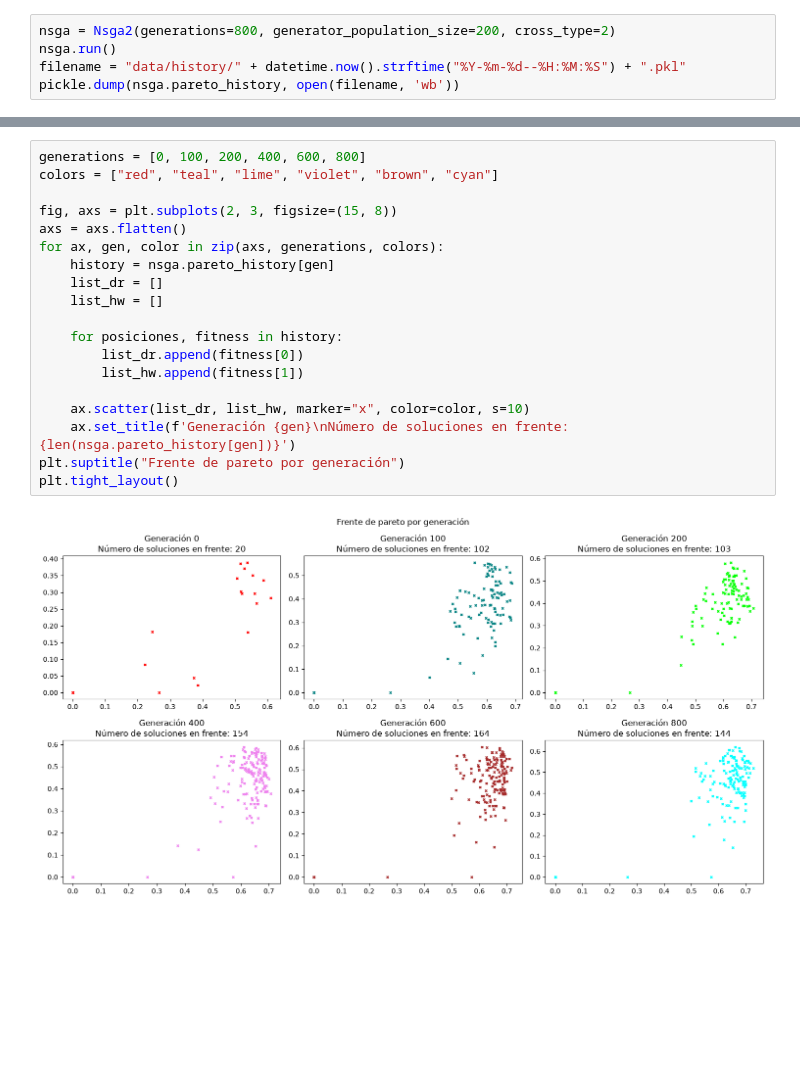
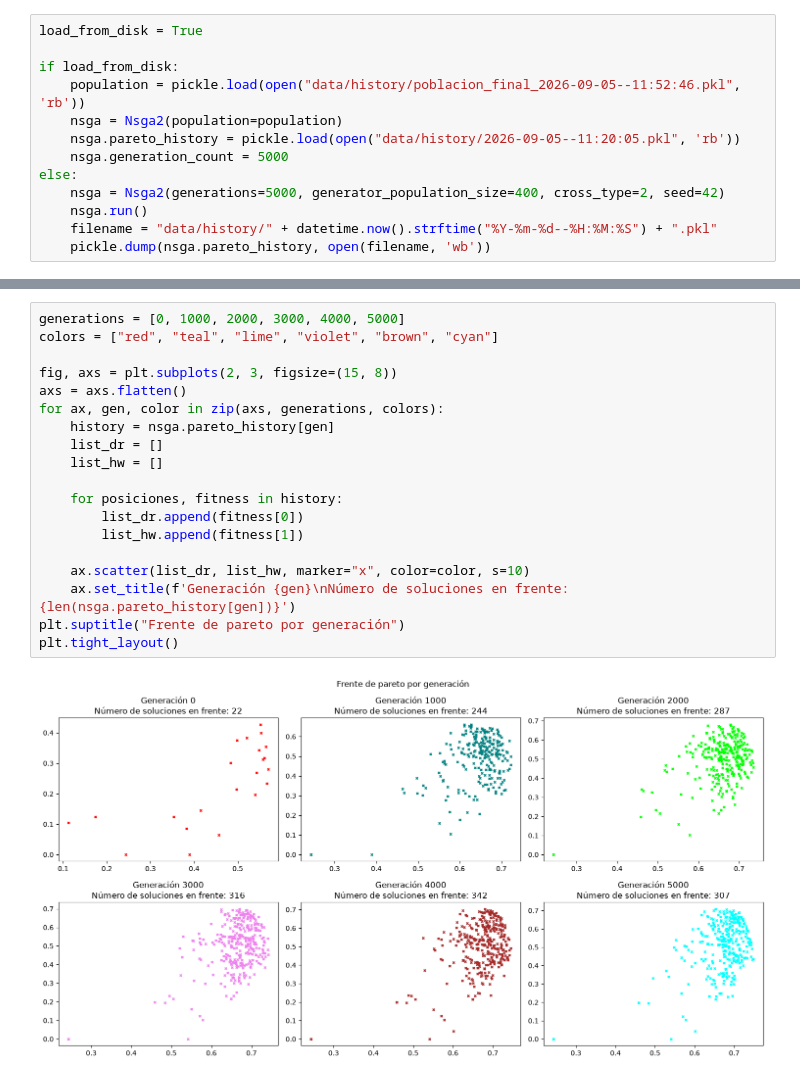
Before and after one commit to Nielicht/nsgaii-climpick, a Jupyter notebook: main.ipynb, the cells around one changed output, grey strips where cells are left out. Drawn from its saved outputs; the diff is of its cells as text; blank space fills up the shorter version.

```diff
--- a/main.ipynb
+++ b/main.ipynb
@@ -7,8 +11,16 @@ import numpy as np
 # %%
-nsga = Nsga2(generations=800, generator_population_size=200, cross_type=2)
-nsga.run()
-filename = "data/history/" + datetime.now().strftime("%Y-%m-%d--%H:%M:%S") + ".pkl"
-pickle.dump(nsga.pareto_history, open(filename, 'wb'))
+load_from_disk = True
+
+if load_from_disk:
+    population = pickle.load(open("data/history/poblacion_final_2026-09-05--11:52:46.pkl", 'rb'))
+    nsga = Nsga2(population=population)
+    nsga.pareto_history = pickle.load(open("data/history/2026-09-05--11:20:05.pkl", 'rb'))
+    nsga.generation_count = 5000
+else:
+    nsga = Nsga2(generations=5000, generator_population_size=400, cross_type=2, seed=42)
+    nsga.run()
+    filename = "data/history/" + datetime.now().strftime("%Y-%m-%d--%H:%M:%S") + ".pkl"
+    pickle.dump(nsga.pareto_history, open(filename, 'wb'))
 # %%
 rank0 = nsga.get_pareto_front()
 rank0.sort(key=lambda solution: solution.fitness[2])
@@ -94,24 +106,24 @@ plt.legend()
 # %%
-generations = [0, 100, 200, 400, 600, 800]
+generations = [0, 1000, 2000, 3000, 4000, 5000]
 colors = ["red", "teal", "lime", "violet", "brown", "cyan"]
 
 fig, axs = plt.subplots(2, 3, figsize=(15, 8))
 axs = axs.flatten()
 for ax, gen, color in zip(axs, generations, colors):
     history = nsga.pareto_history[gen]
     list_dr = []
     list_hw = []
 
     for posiciones, fitness in history:
         list_dr.append(fitness[0])
         list_hw.append(fitness[1])
 
     ax.scatter(list_dr, list_hw, marker="x", color=color, s=10)
     ax.set_title(f'Generación {gen}\nNúmero de soluciones en frente: {len(nsga.pareto_history[gen])}')
 plt.suptitle("Frente de pareto por generación")
 plt.tight_layout()
 # %% [output]
-[figure, old version]
+[figure, new version]
 # %%
 biggest_f1_dr = -1
 biggest_f1_hw = -1
```
Also changed, not shown: parts of 7 cells of this notebook, 1 other file.
